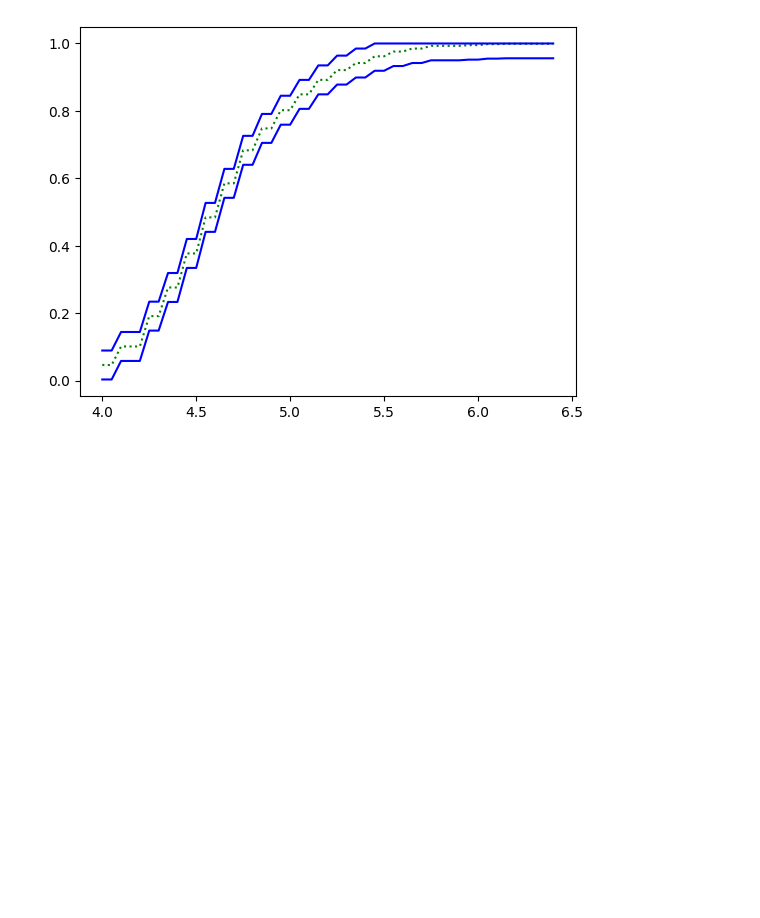
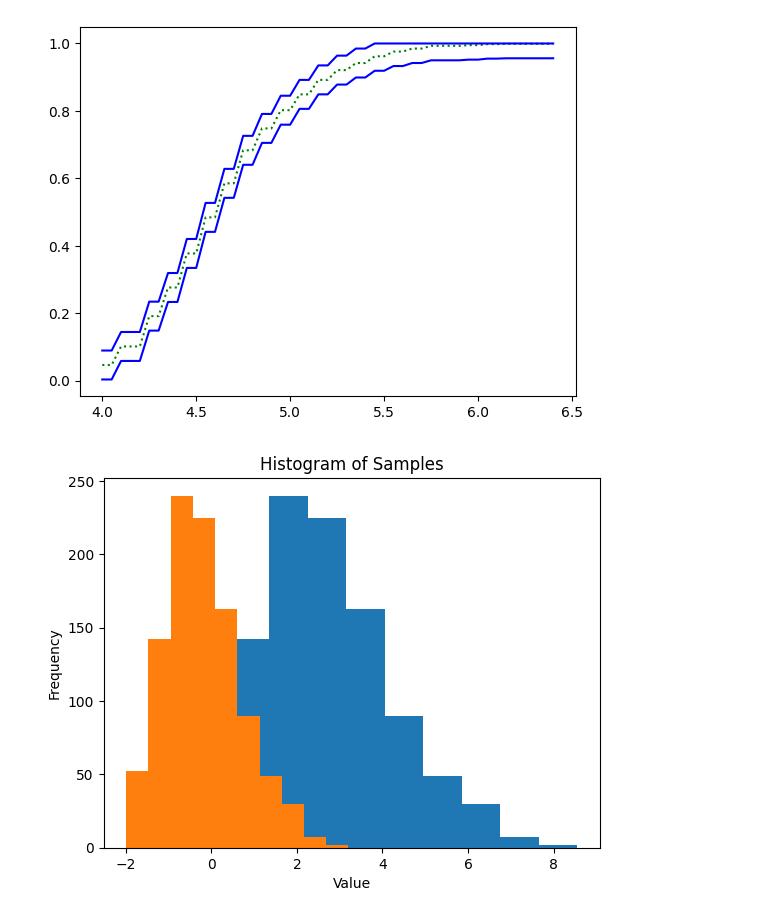
Before and after one commit to Daniel-Sinkin/Research-and-Development, a Jupyter notebook: Books-Courses-Exercises/Wasserman-Statistics/playground.ipynb, the cells around one changed output. Cells and saved outputs as stored; diff of their text form; code cells hidden in the pictures; blank space fills up the shorter version.

```diff
--- a/Books-Courses-Exercises/Wasserman-Statistics/playground.ipynb
+++ b/Books-Courses-Exercises/Wasserman-Statistics/playground.ipynb
@@ -279,3 +279,27 @@ plt.savefig("Ex7_7.png")
 plt.show()
 # %% [output]
 [figure]
+# %%
+import numpy as np
+import matplotlib.pyplot as plt
+
+n = 1000
+lam = 3
+
+mean = lam
+var = lam
+
+samples = np.random.poisson(lam = lam, size = n)
+samples_adjusted = (samples - lam) / (np.sqrt(var))
+
+unique_values = np.unique(samples)
+num_bins = len(unique_values)
+
+plt.hist(samples, bins=num_bins, align= "left")
+plt.hist(samples_adjusted, bins=num_bins, align= "left")
+plt.xlabel('Value')
+plt.ylabel('Frequency')
+plt.title('Histogram of Samples')
+plt.show()
+# %% [output]
+[figure, added]
```
Also changed, not shown: 2 other files.
